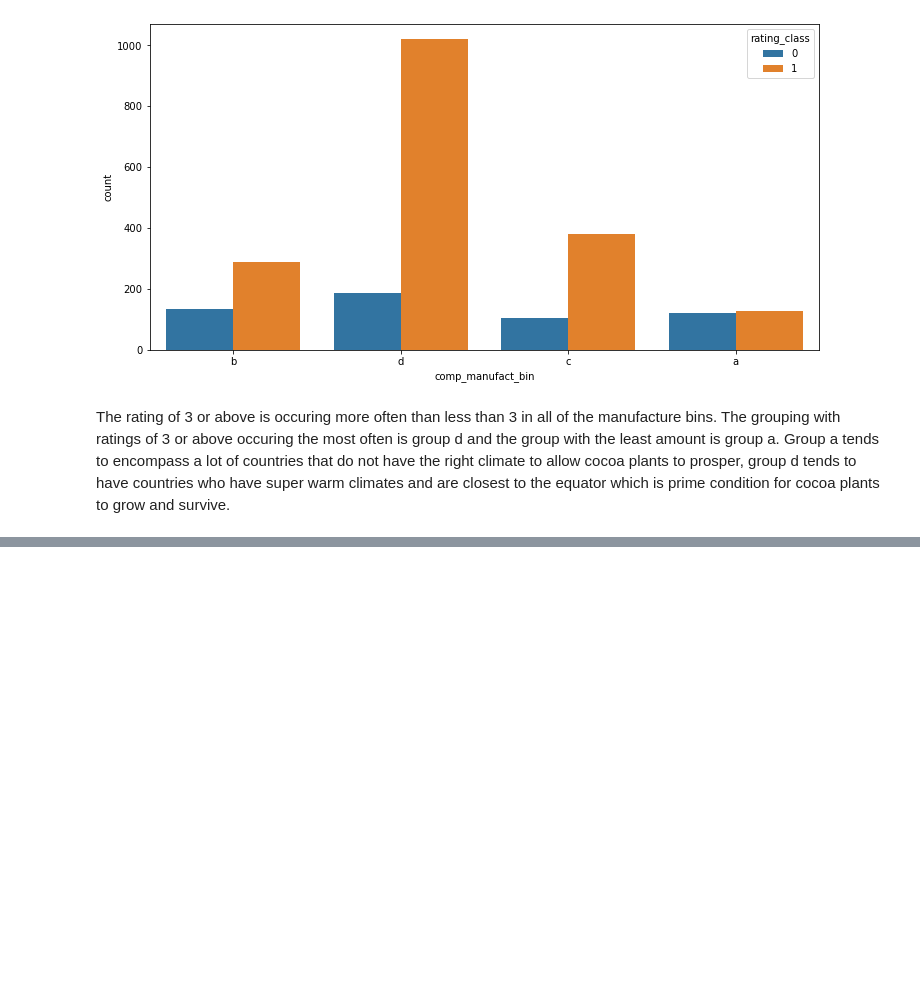
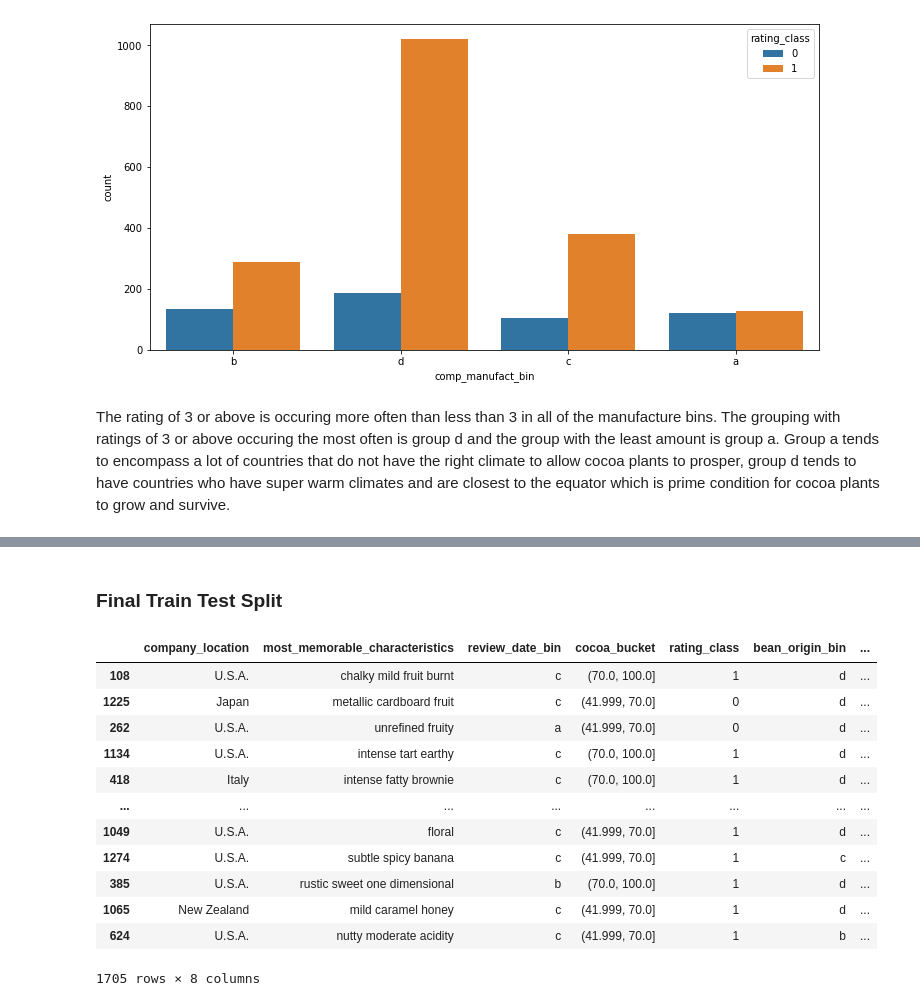
Before and after one commit to jchandleroneal/bsc-phase-three-project, a Jupyter notebook: notebooks/exploratory/dorothy/dorothy_main.ipynb, the cells around one changed output, grey strips where cells are left out. Drawn from its saved outputs; the diff is of its cells as text; code cells hidden in the pictures; blank space fills up the shorter version.

```diff
--- a/notebooks/exploratory/dorothy/dorothy_main.ipynb
+++ b/notebooks/exploratory/dorothy/dorothy_main.ipynb
@@ -646,0 +557,3 @@ The rating of 3 or above is occuring more often than less than 3 in all of the m
+# %%
+# retreiving rows from the third index and on - leaving out rows with empty values
+df['ingredient_list'] = [np.nan if l is np.nan else l[3:] for l in df['ingredients']]
@@ -646,0 +576,7 @@ The rating of 3 or above is occuring more often than less than 3 in all of the m
+# %% [markdown]
+### Final Train Test Split ###
+# %%
+# dropping the target (y) values from x and specific origin
+features = df.drop(['rating','specific_bean_origin_or_bar_name', 'ingredients', 'ref', 'review_date', 'cocoa_percent', 'company_manufacturer', 'country_of_bean_origin'], axis =1)
+X = features
+y = df.rating
@@ -646,0 +590,16 @@ The rating of 3 or above is occuring more often than less than 3 in all of the m
+# %%
+X_train
+# %% [output]
+|  | company_location | most_memorable_characteristics | review_date_bin | cocoa_bucket | rating_class | bean_origin_bin | ... |
+| 108 | U.S.A. | chalky mild fruit burnt | c | (70.0, 100.0] | 1 | d | ... |
+| 1225 | Japan | metallic cardboard fruit | c | (41.999, 70.0] | 0 | d | ... |
+| 262 | U.S.A. | unrefined fruity | a | (41.999, 70.0] | 0 | d | ... |
+| 1134 | U.S.A. | intense tart earthy | c | (70.0, 100.0] | 1 | d | ... |
+| 418 | Italy | intense fatty brownie | c | (70.0, 100.0] | 1 | d | ... |
+| ... | ... | ... | ... | ... | ... | ... | ... |
+| 1049 | U.S.A. | floral | c | (41.999, 70.0] | 1 | d | ... |
+| 1274 | U.S.A. | subtle spicy banana | c | (41.999, 70.0] | 1 | c | ... |
+| 385 | U.S.A. | rustic sweet one dimensional | b | (70.0, 100.0] | 1 | d | ... |
+| 1065 | New Zealand | mild caramel honey | c | (41.999, 70.0] | 1 | d | ... |
+| 624 | U.S.A. | nutty moderate acidity | c | (41.999, 70.0] | 1 | b | ... |
+1705 rows × 8 columns
```
Also changed, not shown: parts of 18 cells of this notebook.
